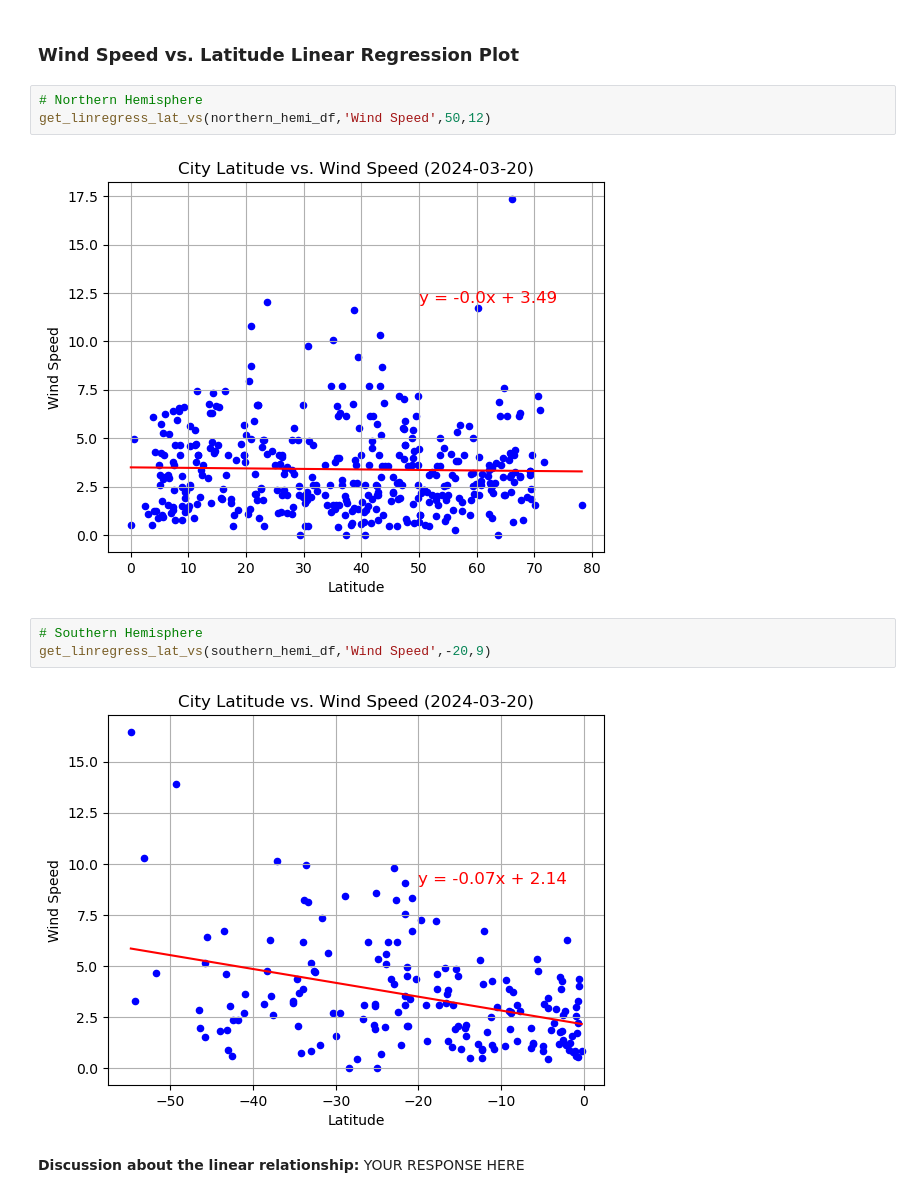
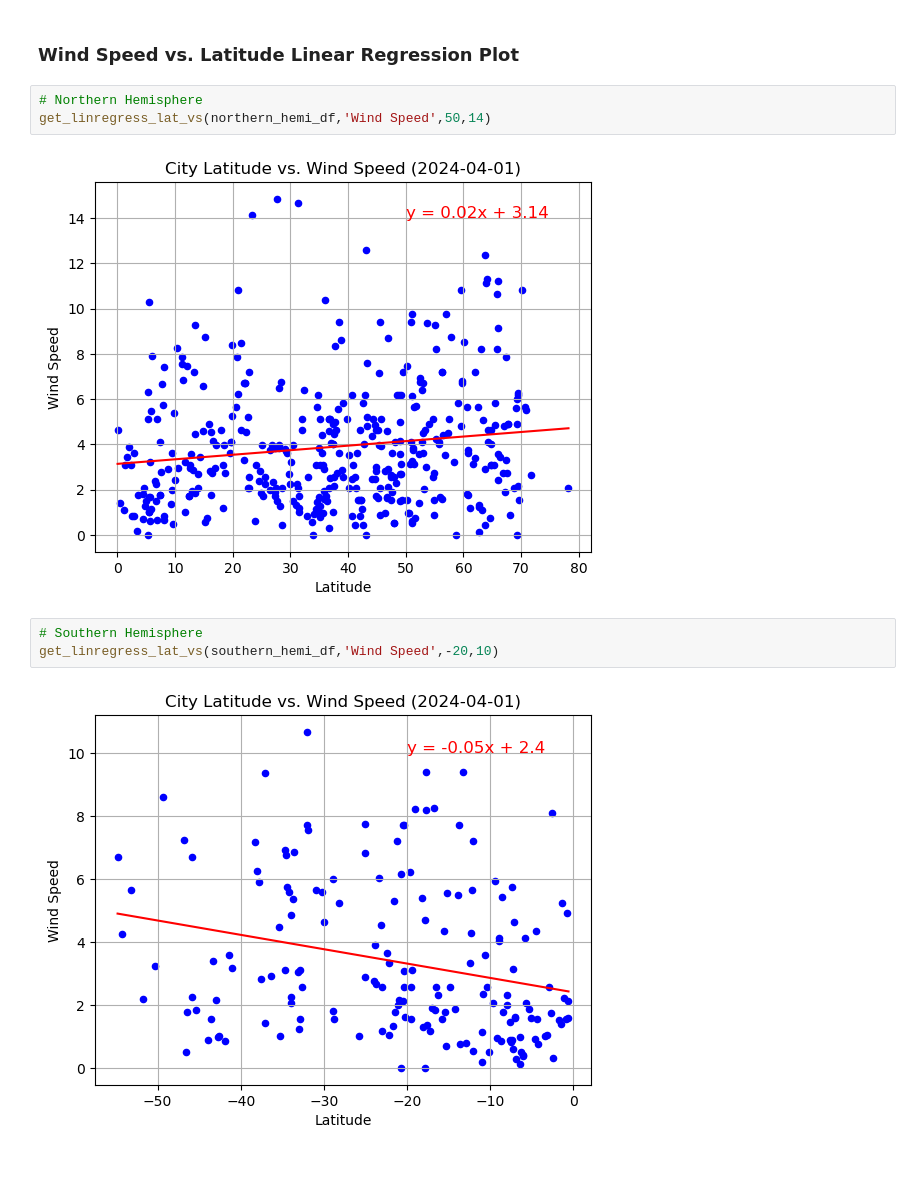
Before and after one commit to grantgorham26/python-api-challenge, a Jupyter notebook: Weather:VacationPy/WeatherPy.ipynb, the cells around one changed output. Saved outputs shown, nothing was run; the diff lists cells and outputs as text; blank space fills up the shorter version.

```diff
--- a/Weather:VacationPy/WeatherPy.ipynb
+++ b/Weather:VacationPy/WeatherPy.ipynb
@@ -389,13 +396,11 @@ get_linregress_lat_vs(southern_hemi_df,'Cloudiness',-20,10)
 ### Wind Speed vs. Latitude Linear Regression Plot
 # %%
 # Northern Hemisphere
-get_linregress_lat_vs(northern_hemi_df,'Wind Speed',50,12)
+get_linregress_lat_vs(northern_hemi_df,'Wind Speed',50,14)
 # %% [output]
-[figure, old version]
+[figure, new version]
 # %%
 # Southern Hemisphere
-get_linregress_lat_vs(southern_hemi_df,'Wind Speed',-20,9)
+get_linregress_lat_vs(southern_hemi_df,'Wind Speed',-20,10)
 # %% [output]
-[figure, old version]
+[figure, new version]
-# %% [markdown]
-**Discussion about the linear relationship:** YOUR RESPONSE HERE
```
Also changed, not shown: parts of 26 cells of this notebook, 7 other files.
